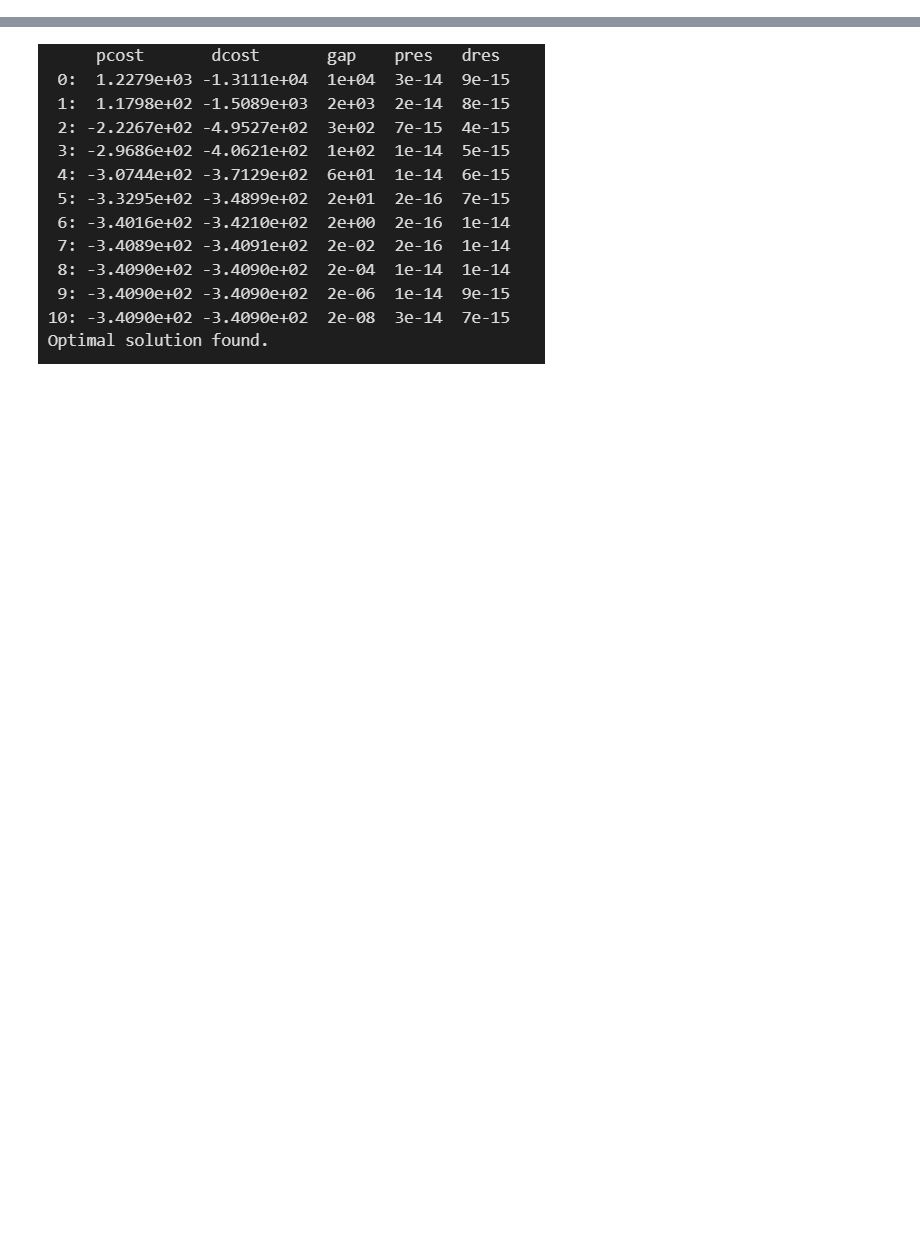
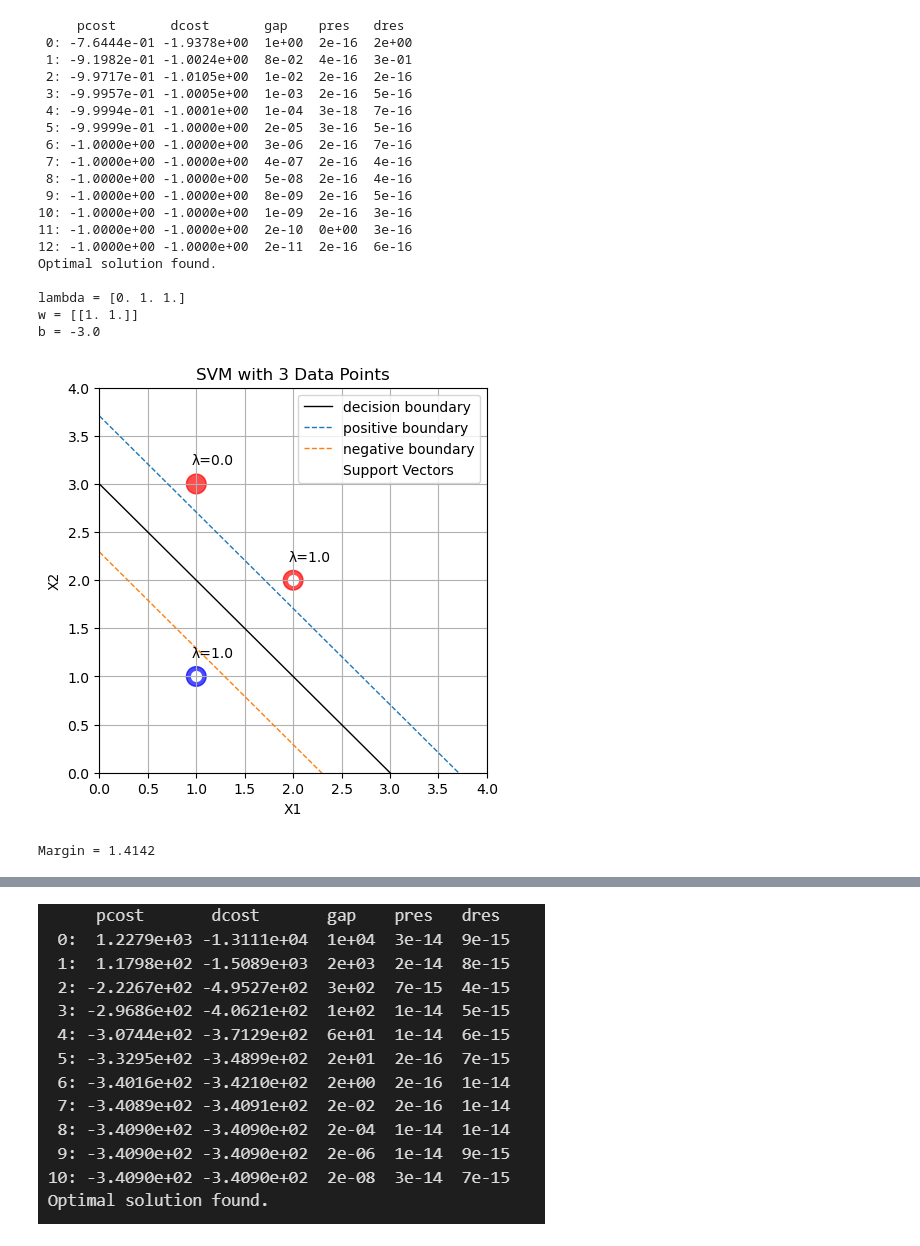
Before and after one commit to thaivietlap/Machine_Learning-K28_CNTT, a Jupyter notebook: Tuan05/SVM_practice.ipynb, the cells around one changed output, grey strips where cells are left out. Saved outputs shown, nothing was run; the diff lists cells and outputs as text; code cells hidden in the pictures; blank space fills up the shorter version.

```diff
--- a/Tuan05/SVM_practice.ipynb
+++ b/Tuan05/SVM_practice.ipynb
@@ -2,10 +2,7 @@
 # Use the CVXOPT library to find λ, then determine w and b,
 # and derive the equation of the hyperplane for both hard margin and soft margin.
 # %%
-# Hard margin
-
-from cvxopt import matrix as matrix
-from cvxopt import solvers as solvers
+from cvxopt import matrix, solvers
 import numpy as np
 import matplotlib.pyplot as plt
 
@@ -16,12 +13,12 @@ y = np.array([[1.], [1.], [-1.]])
 # ---- Calculate lambda using cvxopt ----
 
 # Calculate H matrix
-H = np.dot(y * x, (y * x).T)  # H = (y_i * x_i) * (y_j * x_j)^T
+H = np.dot(y * x, (y * x).T)  # Tạo ma trận H từ dữ liệu
 
 # Construct the matrices required for QP in standard form
 n = x.shape[0]
 P = matrix(H)
-q = matrix(-np.ones((n, 1)))
+q = matrix(-np.ones(n))  # Chỉnh sửa để q là vector 1D
 G = matrix(-np.eye(n))
 h = matrix(np.zeros(n))
 A = matrix(y.reshape(1, -1))
@@ -41,54 +38,82 @@ lamb = np.array(sol['x'])
 # ---------------------------------------------------------------
 
 # Calculate w using the lambda, which is the solution to QP
-w = np.sum(lamb * y.flatten()[:, np.newaxis] * x, axis=0)
+w = np.dot(lamb.T, y * x)  # w = Σλ_i * y_i * x_i
 
 # Find support vectors
 sv_idx = np.where(lamb > 1e-5)[0]
 sv_lamb = lamb[sv_idx]
 sv_x = x[sv_idx]
-sv_y = y[sv_idx].reshape(1, -1)
+sv_y = y[sv_idx].flatten()  # Sử dụng flatten để đưa về 1D
 
 # Calculate b using the support vectors and calculate the average
-b = np.mean(sv_y - np.dot(sv_x, w.reshape(-1, 1)))
+b = np.mean(sv_y.flatten() - np.dot(sv_x, w.flatten()))
 # With w and b, we can determine the Separating Hyperplane
 
 print('\nlambda =', np.round(lamb.flatten(), 3))
 print('w =', np.round(w, 3))
 print('b =', np.round(b, 3))
 
 # Visualize the data points
-plt.figure(figsize=(5,5))
-color= ['red' if a == 1 else 'blue' for a in y]
+plt.figure(figsize=(5, 5))
+color = ['red' if a == 1 else 'blue' for a in y.flatten()]  # Sử dụng flatten cho y
 plt.scatter(x[:, 0], x[:, 1], s=200, c=color, alpha=0.7)
 plt.xlim(0, 4)
 plt.ylim(0, 4)
 
 # Visualize the decision boundary
-x1_dec =
-x2_dec =
+x1_dec = np.linspace(0, 4, 100)
+w_flat = w.flatten()
+x2_dec = -(w_flat[0] * x1_dec + b) / w_flat[1]
 plt.plot(x1_dec, x2_dec, c='black', lw=1.0, label='decision boundary')
 
 # Visualize the positive & negative boundary
 w_norm = np.sqrt(np.sum(w ** 2))
-w_unit =
-half_margin =
-upper =
-lower =
-
-plt.plot(upper[:, 0], upper[:, 1], '--', lw=1.0, label='positive boundary')
-plt.plot(lower[:, 0], lower[:, 1], '--', lw=1.0, label='negative boundary')
+w_unit = w / w_norm
+half_margin = 1 / w_norm
 
 
-plt.scatter(sv_x[:, 0], sv_x[:, 1], s=50, marker='o', c='white')
+upper = x2_dec + half_margin
+lower = x2_dec - half_margin
+
+plt.plot(x1_dec, upper, '--', lw=1.0, label='positive boundary')
+plt.plot(x1_dec, lower, '--', lw=1.0, label='negative boundary')
+
+plt.scatter(sv_x[:, 0], sv_x[:, 1], s=50, marker='o', c='white', label='Support Vectors')
 
 for s, (x1, x2) in zip(lamb, x):
-    plt.annotate('λ=' + str(s[0].round(2)), (x1-0.05, x2 + 0.2))
+    plt.annotate(f'λ={s[0].round(2)}', (x1 - 0.05, x2 + 0.2))
 
 plt.legend()
+plt.title('SVM with 3 Data Points')
+plt.xlabel('X1')
+plt.ylabel('X2')
+plt.grid()
 plt.show()
 
 print("\nMargin = {:.4f}".format(half_margin * 2))
+# %% [output]
+     pcost       dcost       gap    pres   dres
+ 0: -7.6444e-01 -1.9378e+00  1e+00  2e-16  2e+00
+ 1: -9.1982e-01 -1.0024e+00  8e-02  4e-16  3e-01
+ 2: -9.9717e-01 -1.0105e+00  1e-02  2e-16  2e-16
+ 3: -9.9957e-01 -1.0005e+00  1e-03  2e-16  5e-16
+ 4: -9.9994e-01 -1.0001e+00  1e-04  3e-18  7e-16
+ 5: -9.9999e-01 -1.0000e+00  2e-05  3e-16  5e-16
+ 6: -1.0000e+00 -1.0000e+00  3e-06  2e-16  7e-16
+ 7: -1.0000e+00 -1.0000e+00  4e-07  2e-16  4e-16
+ 8: -1.0000e+00 -1.0000e+00  5e-08  2e-16  4e-16
+ 9: -1.0000e+00 -1.0000e+00  8e-09  2e-16  5e-16
+10: -1.0000e+00 -1.0000e+00  1e-09  2e-16  3e-16
+11: -1.0000e+00 -1.0000e+00  2e-10  0e+00  3e-16
+12: -1.0000e+00 -1.0000e+00  2e-11  2e-16  6e-16
+Optimal solution found.
+
+lambda = [0. 1. 1.]
+w = [[1. 1.]]
+b = -3.0
+[figure, added]
+Margin = 1.4142
 # %% [markdown]
 ![image.png](attachment:image.png)
 # %% [markdown]
```
Also changed, not shown: parts of 1 cell of this notebook, 7 other files.
